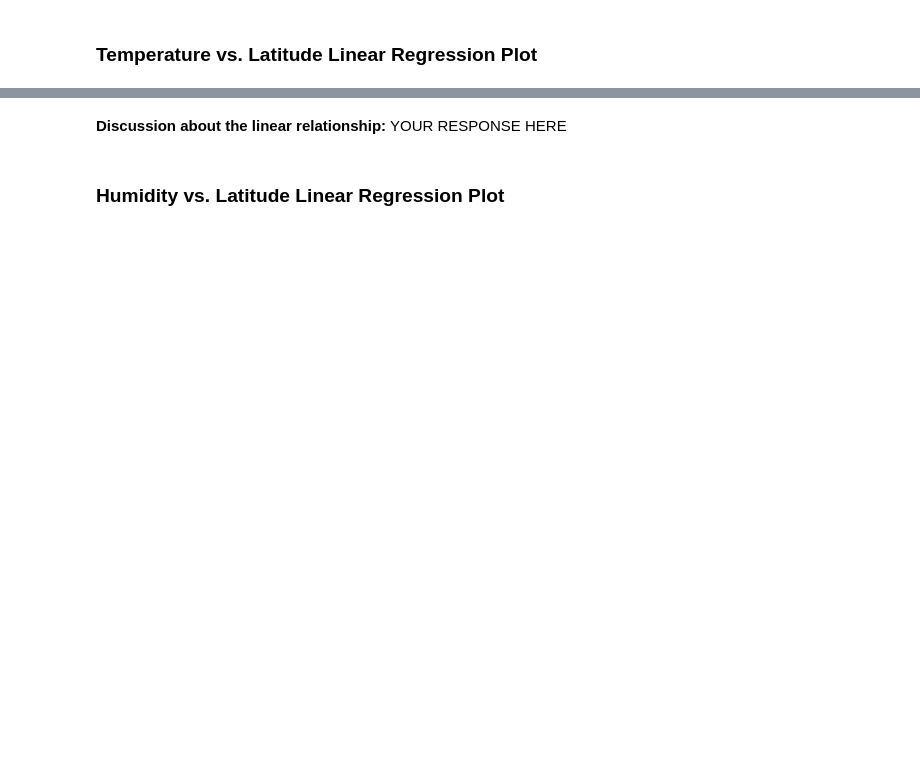
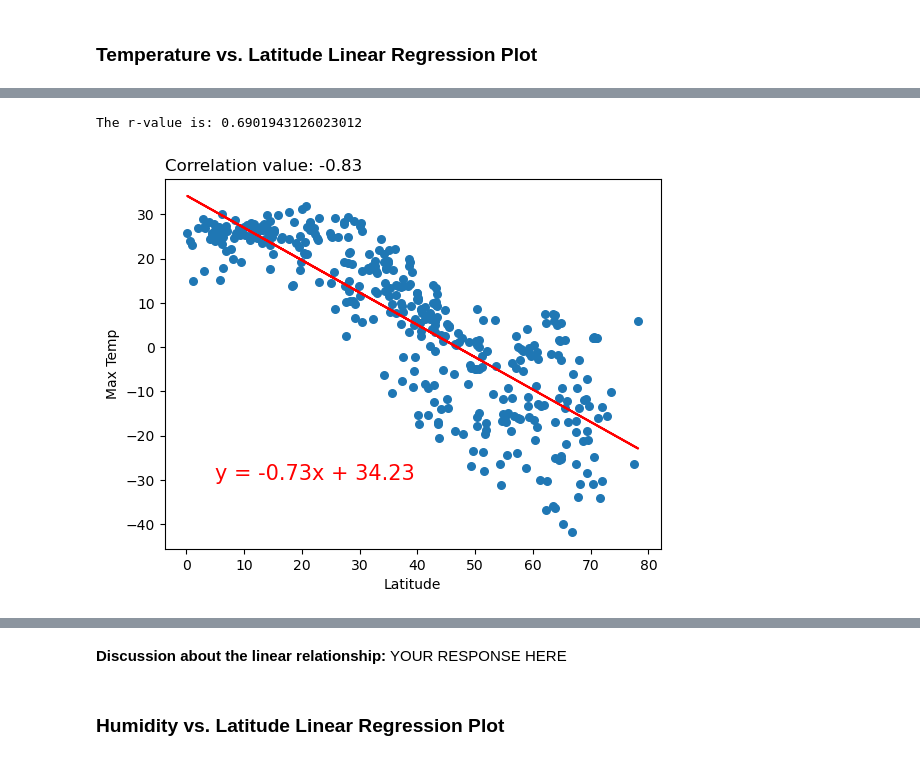
Before and after one commit to andcetera/python-api-challenge, a Jupyter notebook: Project Files/WeatherPy.ipynb, the cells around one changed output, grey strips where cells are left out. Cells and saved outputs as stored; diff of their text form; code cells hidden in the pictures; blank space fills up the shorter version.

Commit message:
WeatherPy base code done, starting on VacationPy

```diff
--- a/Project Files/WeatherPy.ipynb
+++ b/Project Files/WeatherPy.ipynb
@@ -264,2 +261,15 @@ plt.show()
+# %%
+# Define a function to create Linear Regression plots
+# YOUR CODE HERE
+def get_linreg(x, y):
+
+    slope, intercept, rvalue, pvalue, stderr = linregress(x, y)
+    regress = x * slope + intercept
+    rstring = "y = " + str(round(slope, 2)) + "x + " + str(round(intercept, 2))
+
+    rv = f"The r-value is: {rvalue**2}"
+    cv = f"Correlation value: {round(pearsonr(x, y)[0], 2)}"
+
+    return regress, rstring, rv, cv
 # %%
 # Create a DataFrame with the Northern Hemisphere data (Latitude >= 0)
@@ -305,0 +304,18 @@ The r-value is: 0.4121057168607245
+# %%
+# Linear regression on Northern Hemisphere
+# Create base scatter plot
+northern_hemi_df.plot.scatter(x='Lat', y='Max Temp', s=30)
+plt.xlabel('Latitude')
+
+# Run linear regression function & plot results
+y, eq, rval, cval = get_linreg(northern_hemi_df['Lat'], northern_hemi_df['Max Temp'])
+plt.plot(northern_hemi_df['Lat'], y, color='red')
+plt.annotate(eq, (5, -30), fontsize=15, color='red')
+plt.title(cval, loc='left')
+
+# Display results
+print(rval)
+plt.show()
+# %% [output]
+The r-value is: 0.6901943126023012
+[figure, added]
```
Also changed, not shown: parts of 19 cells of this notebook, 1 other file.
